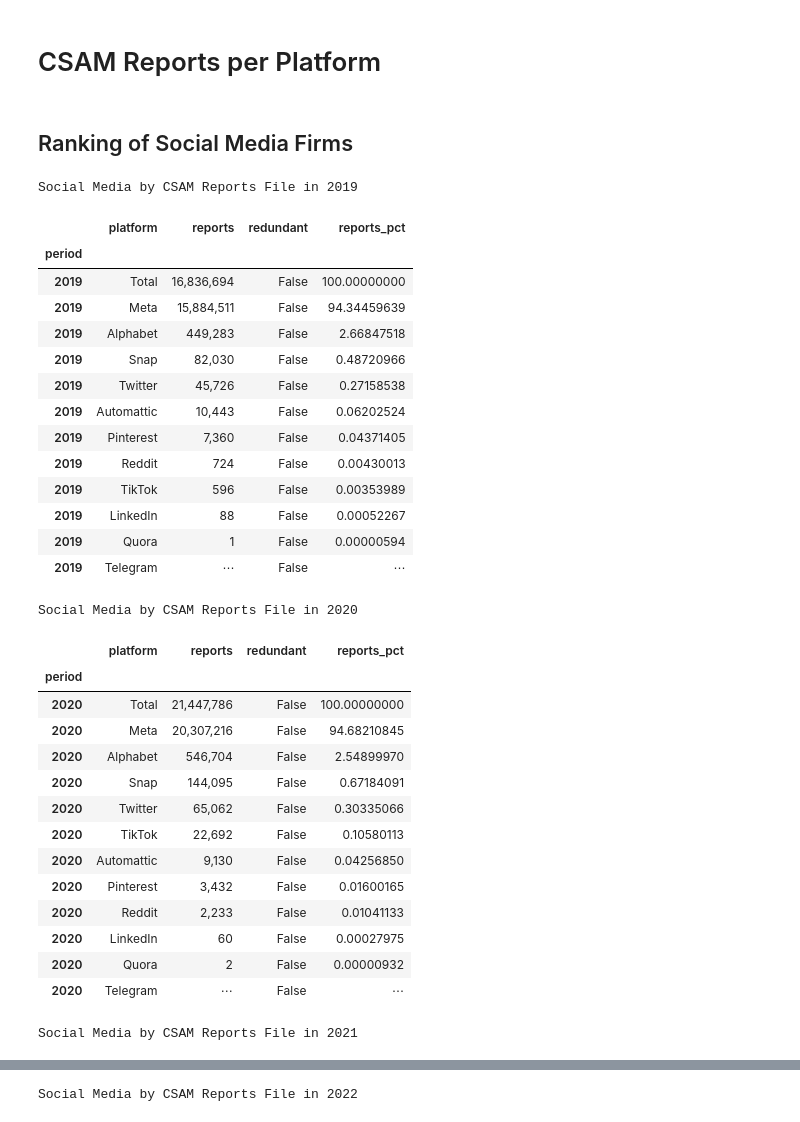
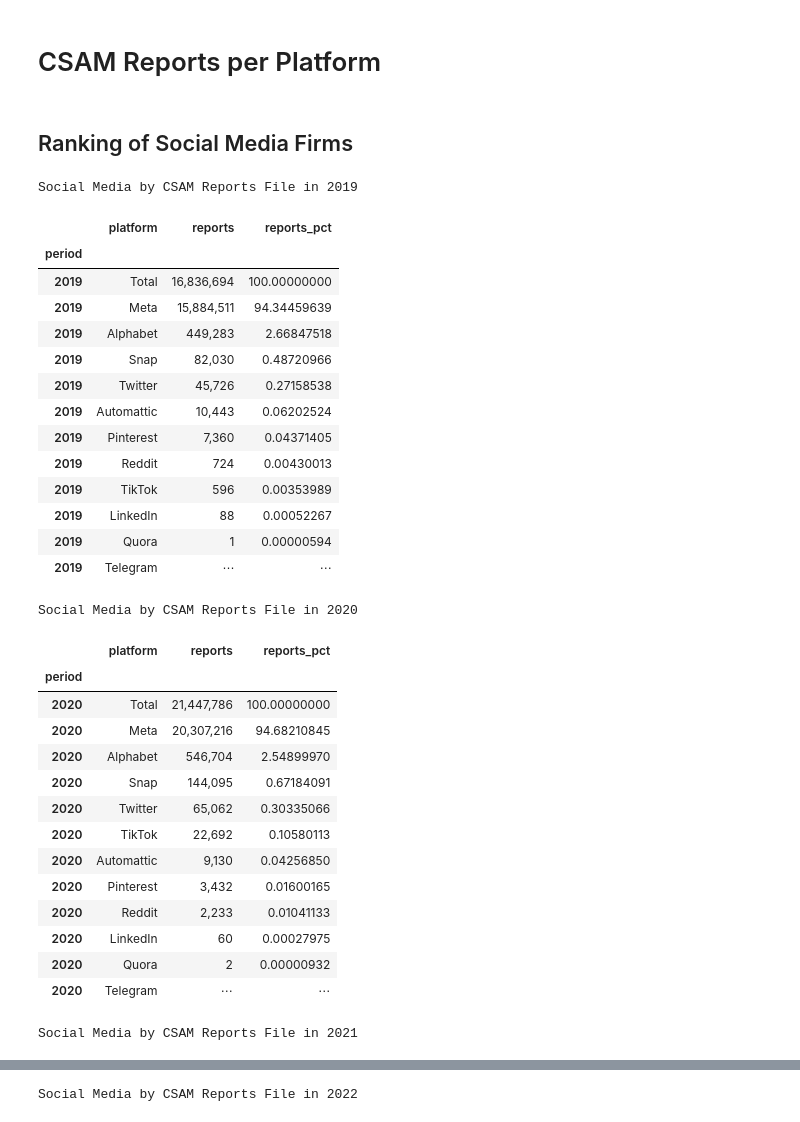
Before and after one commit to apparebit/diaphanous, a Jupyter notebook: analysis/platform.ipynb, the cells around one changed output, grey strips where cells are left out. Saved outputs shown, nothing was run; the diff lists cells and outputs as text; code cells hidden in the pictures.

```diff
--- a/analysis/platform.ipynb
+++ b/analysis/platform.ipynb
@@ -6,60 +6,61 @@ from intransparent import (
     ingest_reports_per_platform,
     long_ncmec_reports,
     compare_all_platform_reports,
     REPORTS_PER_PLATFORM,
     show,
     YEAR_LABELS,
 )
 
 data = ingest_reports_per_platform(REPORTS_PER_PLATFORM, include_redundant=True)
 
 show('<h1>CSAM Reports per Platform</h1>')
 show(f'<h2>Ranking of Social Media Firms</h2>')
 
 ncmec = long_ncmec_reports(data)
 totals = ncmec[ncmec['platform'] == 'Total']['reports']
 
 for year in YEAR_LABELS:
     yearly = (
         ncmec.loc[year]
         .sort_values('reports', ascending=False)
         .assign(reports_pct=lambda df: df['reports'] / totals[year] * 100)
+        .drop(columns='redundant')
     )
     show(
         yearly,
         caption=f' Social Media by CSAM Reports File in {year}'
     )
 # %% [output]
 CSAM Reports per Platform
 Ranking of Social Media Firms
 Social Media by CSAM Reports File in 2019
-|  | platform | reports | redundant | reports_pct |
-| period |  |  |  |  |
-| 2019 | Total | 16,836,694 | False | 100.00000000 |
-| 2019 | Meta | 15,884,511 | False | 94.34459639 |
-| 2019 | Alphabet | 449,283 | False | 2.66847518 |
-| 2019 | Snap | 82,030 | False | 0.48720966 |
-| 2019 | Twitter | 45,726 | False | 0.27158538 |
-| 2019 | Automattic | 10,443 | False | 0.06202524 |
-| 2019 | Pinterest | 7,360 | False | 0.04371405 |
-| 2019 | Reddit | 724 | False | 0.00430013 |
-| 2019 | TikTok | 596 | False | 0.00353989 |
-| 2019 | LinkedIn | 88 | False | 0.00052267 |
-| 2019 | Quora | 1 | False | 0.00000594 |
-| 2019 | Telegram | ⋯ | False | ⋯ |
+|  | platform | reports | reports_pct |
+| period |  |  |  |
+| 2019 | Total | 16,836,694 | 100.00000000 |
+| 2019 | Meta | 15,884,511 | 94.34459639 |
+| 2019 | Alphabet | 449,283 | 2.66847518 |
+| 2019 | Snap | 82,030 | 0.48720966 |
+| 2019 | Twitter | 45,726 | 0.27158538 |
+| 2019 | Automattic | 10,443 | 0.06202524 |
+| 2019 | Pinterest | 7,360 | 0.04371405 |
+| 2019 | Reddit | 724 | 0.00430013 |
+| 2019 | TikTok | 596 | 0.00353989 |
+| 2019 | LinkedIn | 88 | 0.00052267 |
+| 2019 | Quora | 1 | 0.00000594 |
+| 2019 | Telegram | ⋯ | ⋯ |
 Social Media by CSAM Reports File in 2020
-|  | platform | reports | redundant | reports_pct |
-| period |  |  |  |  |
-| 2020 | Total | 21,447,786 | False | 100.00000000 |
-| 2020 | Meta | 20,307,216 | False | 94.68210845 |
-| 2020 | Alphabet | 546,704 | False | 2.54899970 |
-| 2020 | Snap | 144,095 | False | 0.67184091 |
-| 2020 | Twitter | 65,062 | False | 0.30335066 |
-| 2020 | TikTok | 22,692 | False | 0.10580113 |
-| 2020 | Automattic | 9,130 | False | 0.04256850 |
-| 2020 | Pinterest | 3,432 | False | 0.01600165 |
-| 2020 | Reddit | 2,233 | False | 0.01041133 |
-| 2020 | LinkedIn | 60 | False | 0.00027975 |
-| 2020 | Quora | 2 | False | 0.00000932 |
-| 2020 | Telegram | ⋯ | False | ⋯ |
+|  | platform | reports | reports_pct |
+| period |  |  |  |
+| 2020 | Total | 21,447,786 | 100.00000000 |
+| 2020 | Meta | 20,307,216 | 94.68210845 |
+| 2020 | Alphabet | 546,704 | 2.54899970 |
+| 2020 | Snap | 144,095 | 0.67184091 |
+| 2020 | Twitter | 65,062 | 0.30335066 |
+| 2020 | TikTok | 22,692 | 0.10580113 |
+| 2020 | Automattic | 9,130 | 0.04256850 |
+| 2020 | Pinterest | 3,432 | 0.01600165 |
+| 2020 | Reddit | 2,233 | 0.01041133 |
+| 2020 | LinkedIn | 60 | 0.00027975 |
+| 2020 | Quora | 2 | 0.00000932 |
+| 2020 | Telegram | ⋯ | ⋯ |
 Social Media by CSAM Reports File in 2021
```
Also changed, not shown: parts of 2 cells of this notebook, 4 other files.
